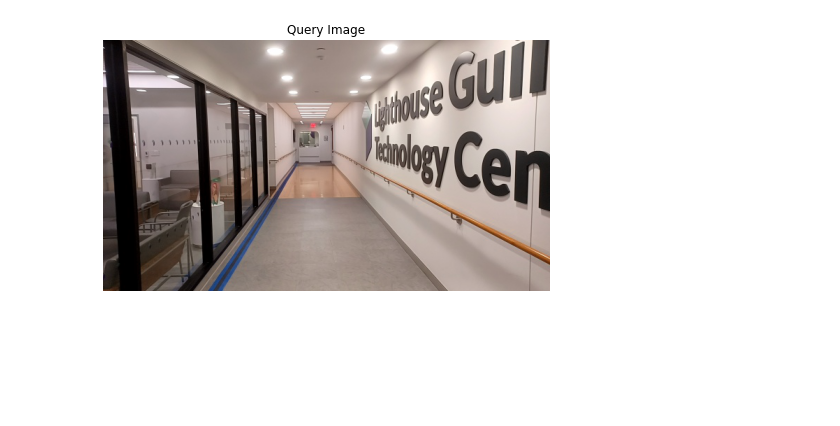
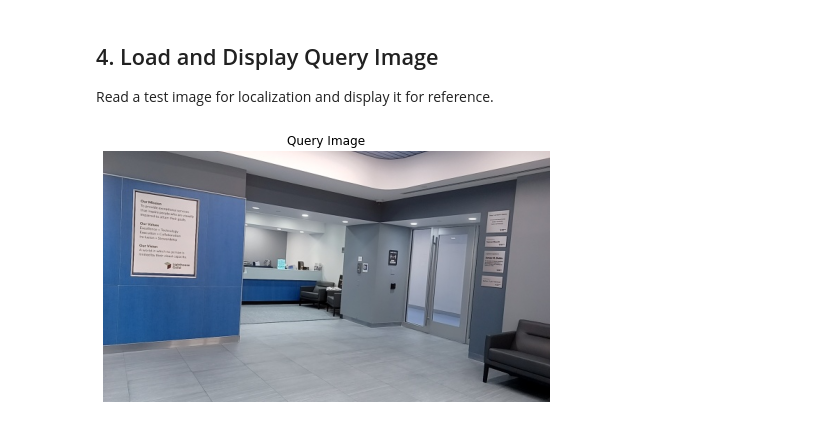
Before and after one commit to endeleze/UNav, a Jupyter notebook: visualization_localization.ipynb, the cells around one changed output. Saved outputs shown, nothing was run; the diff lists cells and outputs as text; code cells hidden in the pictures; blank space fills up the shorter version.

```diff
--- a/visualization_localization.ipynb
+++ b/visualization_localization.ipynb
@@ -48,14 +62,17 @@ Loaded model from /mnt/data/UNav-IO/data/parameters/DinoV2Salad/ckpts/dino_salad
+# %% [markdown]
+## 4. Load and Display Query Image
+
+Read a test image for localization and display it for reference.
 # %%
-# Step 2: Load test image
-test_image_path = "/mnt/data/UNav-IO/logs/New_York_City/LightHouse/3_floor/06465/images/2024-04-16_14-58-11.png"
+test_image_path = "/mnt/data/UNav-IO-old/logs/New_York_City/LightHouse/6/02754/images/2023-07-18_09-40-46.png"
 img = cv2.imread(test_image_path)
 if img is None:
     raise FileNotFoundError(f"Cannot load test image: {test_image_path}")
 
 plt.figure(figsize=(8, 8))
 plt.imshow(img)
 plt.axis("off")
 plt.title("Query Image")
 plt.show()
 # %% [output]
-[figure, old version]
+[figure, new version]
```
Also changed, not shown: parts of 21 cells of this notebook, 49 other files.
